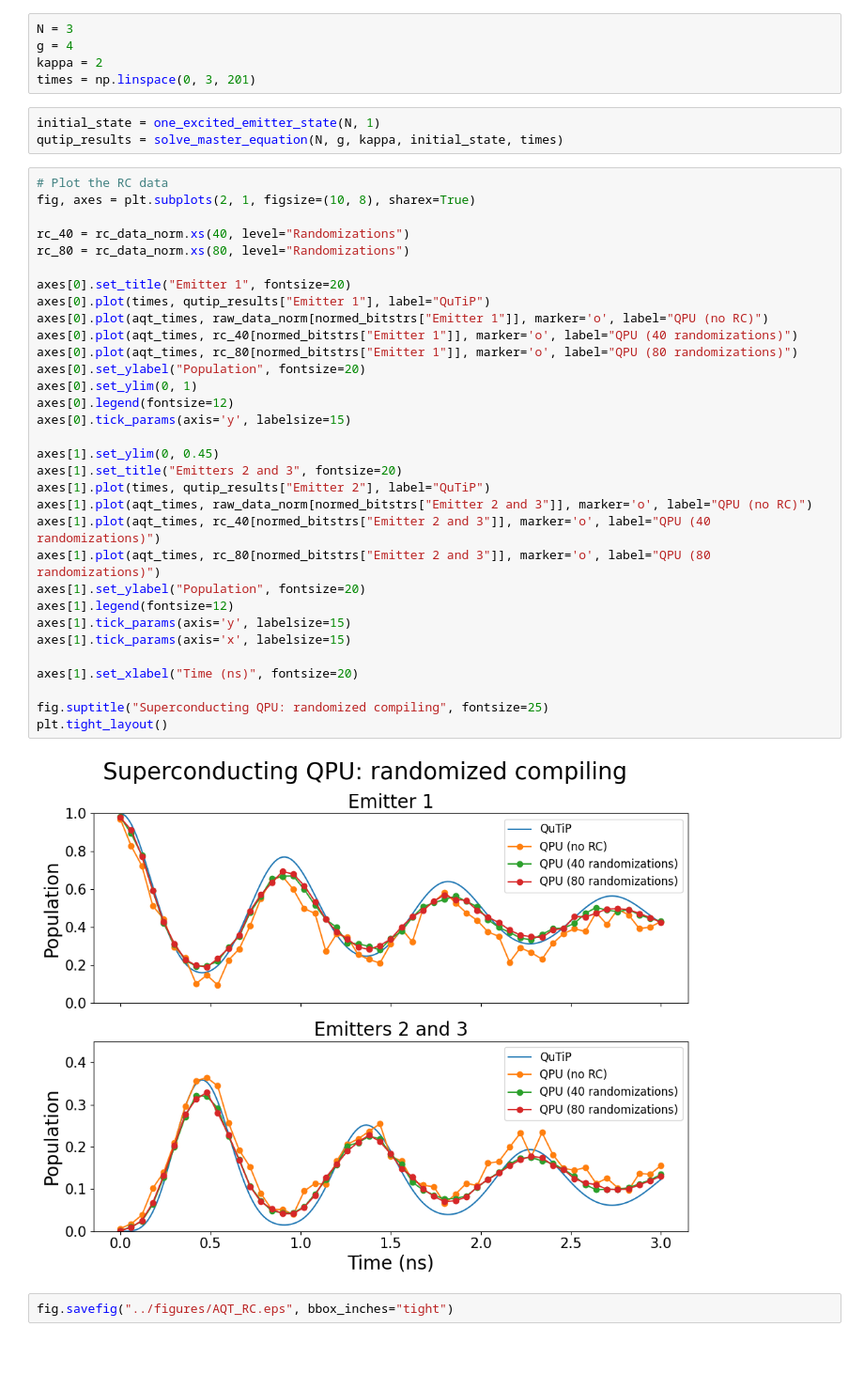
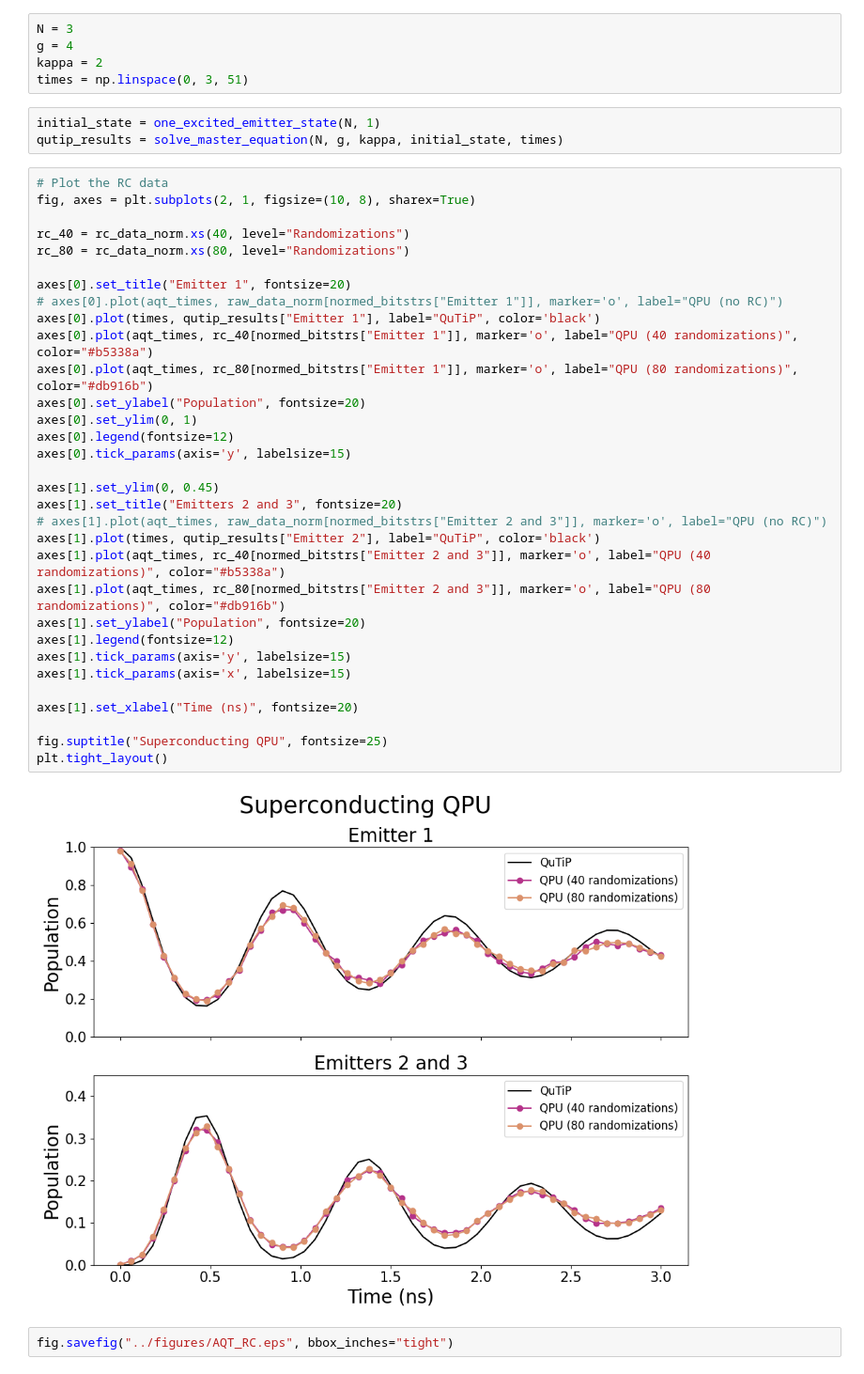
Before and after one commit to radulaski/CQED_quantum_simulation, a Jupyter notebook: notebooks/AQT_RC.ipynb, the cells around one changed output. Shown: that part at 94% size. Saved outputs shown, nothing was run; the diff lists cells and outputs as text.

Commit message:
Redo AQT plots to add error bars and color-coding

```diff
--- a/notebooks/AQT_RC.ipynb
+++ b/notebooks/AQT_RC.ipynb
@@ -41,44 +51,44 @@ normed_bitstrs = {
 N = 3
 g = 4
 kappa = 2
-times = np.linspace(0, 3, 201)
+times = np.linspace(0, 3, 51)
 # %%
 initial_state = one_excited_emitter_state(N, 1)
 qutip_results = solve_master_equation(N, g, kappa, initial_state, times)
 # %%
 # Plot the RC data
 fig, axes = plt.subplots(2, 1, figsize=(10, 8), sharex=True)
 
 rc_40 = rc_data_norm.xs(40, level="Randomizations")
 rc_80 = rc_data_norm.xs(80, level="Randomizations")
 
 axes[0].set_title("Emitter 1", fontsize=20)
-axes[0].plot(times, qutip_results["Emitter 1"], label="QuTiP")
-axes[0].plot(aqt_times, raw_data_norm[normed_bitstrs["Emitter 1"]], marker='o', label="QPU (no RC)")
-axes[0].plot(aqt_times, rc_40[normed_bitstrs["Emitter 1"]], marker='o', label="QPU (40 randomizations)")
-axes[0].plot(aqt_times, rc_80[normed_bitstrs["Emitter 1"]], marker='o', label="QPU (80 randomizations)")
+# axes[0].plot(aqt_times, raw_data_norm[normed_bitstrs["Emitter 1"]], marker='o', label="QPU (no RC)")
+axes[0].plot(times, qutip_results["Emitter 1"], label="QuTiP", color='black')
+axes[0].plot(aqt_times, rc_40[normed_bitstrs["Emitter 1"]], marker='o', label="QPU (40 randomizations)", color="#b5338a")
+axes[0].plot(aqt_times, rc_80[normed_bitstrs["Emitter 1"]], marker='o', label="QPU (80 randomizations)", color="#db916b")
 axes[0].set_ylabel("Population", fontsize=20)
 axes[0].set_ylim(0, 1)
 axes[0].legend(fontsize=12)
 axes[0].tick_params(axis='y', labelsize=15)
 
 axes[1].set_ylim(0, 0.45)
 axes[1].set_title("Emitters 2 and 3", fontsize=20)
-axes[1].plot(times, qutip_results["Emitter 2"], label="QuTiP")
-axes[1].plot(aqt_times, raw_data_norm[normed_bitstrs["Emitter 2 and 3"]], marker='o', label="QPU (no RC)")
-axes[1].plot(aqt_times, rc_40[normed_bitstrs["Emitter 2 and 3"]], marker='o', label="QPU (40 randomizations)")
-axes[1].plot(aqt_times, rc_80[normed_bitstrs["Emitter 2 and 3"]], marker='o', label="QPU (80 randomizations)")
+# axes[1].plot(aqt_times, raw_data_norm[normed_bitstrs["Emitter 2 and 3"]], marker='o', label="QPU (no RC)")
+axes[1].plot(times, qutip_results["Emitter 2"], label="QuTiP", color='black')
+axes[1].plot(aqt_times, rc_40[normed_bitstrs["Emitter 2 and 3"]], marker='o', label="QPU (40 randomizations)", color="#b5338a")
+axes[1].plot(aqt_times, rc_80[normed_bitstrs["Emitter 2 and 3"]], marker='o', label="QPU (80 randomizations)", color="#db916b")
 axes[1].set_ylabel("Population", fontsize=20)
 axes[1].legend(fontsize=12)
 axes[1].tick_params(axis='y', labelsize=15)
 axes[1].tick_params(axis='x', labelsize=15)
 
 axes[1].set_xlabel("Time (ns)", fontsize=20)
 
-fig.suptitle("Superconducting QPU: randomized compiling", fontsize=25)
+fig.suptitle("Superconducting QPU", fontsize=25)
 plt.tight_layout()
 # %% [output]
-[figure, old version]
+[figure, new version]
 # %%
 fig.savefig("../figures/AQT_RC.eps", bbox_inches="tight")
 # %% [output]
```
Also changed, not shown: parts of 2 cells of this notebook, 18 other files.
